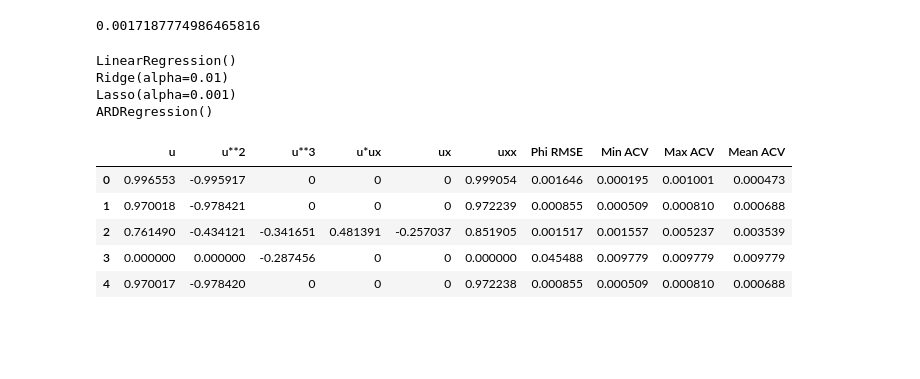
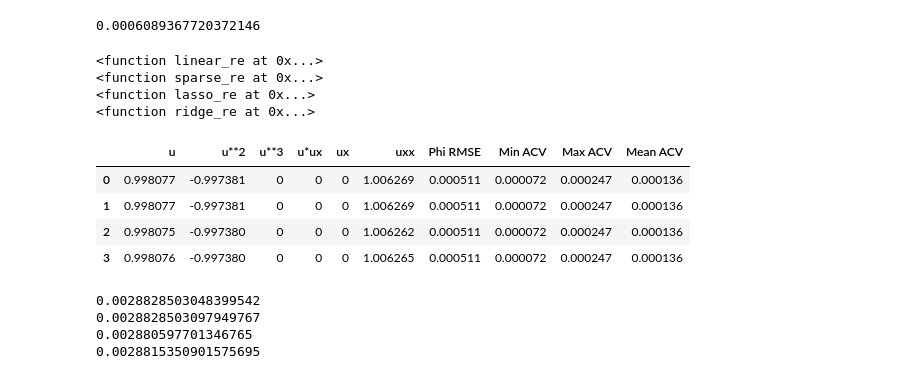
Before and after one commit to zhixuan1994/Optimization-Machine-learning-Applied-Inverse-PDEs, a Jupyter notebook: chapter 5/Chapter5_2.ipynb, the cells around one changed output. Cells and saved outputs as stored; diff of their text form; code cells hidden in the pictures; blank space fills up the shorter version.

```diff
--- a/chapter 5/Chapter5_2.ipynb
+++ b/chapter 5/Chapter5_2.ipynb
@@ -409,8 +387,8 @@ WARNING:tensorflow:Calling GradientTape.gradient on a persistent tape inside its
 t_start = 1
 t_end = 2
 x_end = 3
-x_num = 500
-t_num = 300
+t_num = 100
+x_num = 50
 z_pinn, x_pinn, t_pinn = x_y_z_generate(PINN, x_end, t_start, t_end, x_num, t_num)
 # %%
 t_test = np.linspace(0, 100, 11)[1:-1]
@@ -437,8 +415,8 @@ for t in t_test:
 t_start = 4
 t_end = 5
 x_end = 3
-x_num = 500
-t_num = 300
+t_num = 100
+x_num = 50
 z_pinn, x_pinn, t_pinn = x_y_z_generate(PINN, x_end, t_start, t_end, x_num, t_num)
 # %%
 t_test = np.linspace(0, 100, 11)[1:-1]
@@ -578,8 +586,8 @@ PINN2.set_weights(results.x)
 t_start = 1
 t_end = 2
 x_end = 3
-x_num = 500
-t_num = 300
+t_num = 100
+x_num = 50
 z_pinn, x_pinn, t_pinn = x_y_z_generate(PINN2, x_end, t_start, t_end, x_num, t_num)
 # %%
 t_test = np.linspace(0, 100, 11)[1:-1]
@@ -606,8 +614,8 @@ for t in t_test:
 t_start = 4
 t_end = 5
 x_end = 3
-x_num = 500
-t_num = 300
+t_num = 100
+x_num = 50
 z_pinn, x_pinn, t_pinn = x_y_z_generate(PINN2, x_end, t_start, t_end, x_num, t_num)
 # %%
 t_test = np.linspace(0, 100, 11)[1:-1]
@@ -678,18 +687,26 @@ u = np.asarray(u).reshape(-1,)
 print(mean_squared_error(ut, uxx + u*(1-u), squared = False))
 head, phi = Phi_u(u, ux, uxx, ut, utt)
 # %% [output]
-0.0017187774986465816
+0.0006089367720372146
 # %%
-re_tab = linear_opt_main(0.01, 0.001, 'L-BFGS-B', 200, head, phi, 0.001, ut, 0.01)
+re_tab = linear_opt_main('L-BFGS-B', 200, head, phi, 0.001, ut, 0.01)
 re_tab
 # %% [output]
-LinearRegression()
-Ridge(alpha=0.01)
-Lasso(alpha=0.001)
-ARDRegression()
+<function linear_re at 0x...>
+<function sparse_re at 0x...>
+<function lasso_re at 0x...>
+<function ridge_re at 0x...>
 |  | u | u**2 | u**3 | u*ux | ux | uxx | Phi RMSE | Min ACV | Max ACV | Mean ACV |
-| 0 | 0.996553 | -0.995917 | 0 | 0 | 0 | 0.999054 | 0.001646 | 0.000195 | 0.001001 | 0.000473 |
-| 1 | 0.970018 | -0.978421 | 0 | 0 | 0 | 0.972239 | 0.000855 | 0.000509 | 0.000810 | 0.000688 |
-| 2 | 0.761490 | -0.434121 | -0.341651 | 0.481391 | -0.257037 | 0.851905 | 0.001517 | 0.001557 | 0.005237 | 0.003539 |
-| 3 | 0.000000 | 0.000000 | -0.287456 | 0 | 0 | 0.000000 | 0.045488 | 0.009779 | 0.009779 | 0.009779 |
-| 4 | 0.970017 | -0.978420 | 0 | 0 | 0 | 0.972238 | 0.000855 | 0.000509 | 0.000810 | 0.000688 |
+| 0 | 0.998077 | -0.997381 | 0 | 0 | 0 | 1.006269 | 0.000511 | 0.000072 | 0.000247 | 0.000136 |
+| 1 | 0.998077 | -0.997381 | 0 | 0 | 0 | 1.006269 | 0.000511 | 0.000072 | 0.000247 | 0.000136 |
+| 2 | 0.998075 | -0.997380 | 0 | 0 | 0 | 1.006262 | 0.000511 | 0.000072 | 0.000247 | 0.000136 |
+| 3 | 0.998076 | -0.997380 | 0 | 0 | 0 | 1.006265 | 0.000511 | 0.000072 | 0.000247 | 0.000136 |
+# %%
+target = [1, -1, 0, 0, 0, 1]
+for i in range(len(re_tab)):
+    print(mean_squared_error(re_tab.iloc[i,:6], target, squared=False))
+# %% [output]
+0.0028828503048399542
+0.0028828503097949767
+0.002880597701346765
+0.0028815350901575695
```
Also changed, not shown: parts of 32 cells of this notebook, 1 other file.
